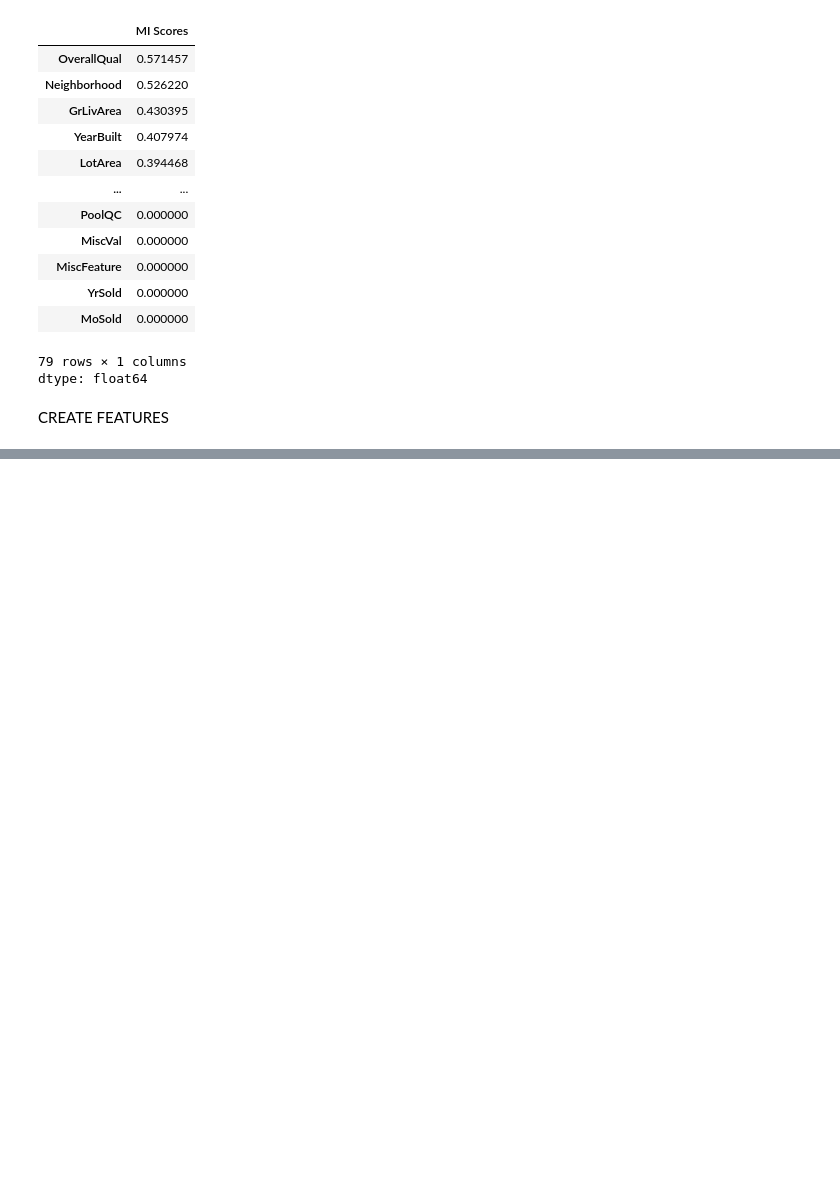
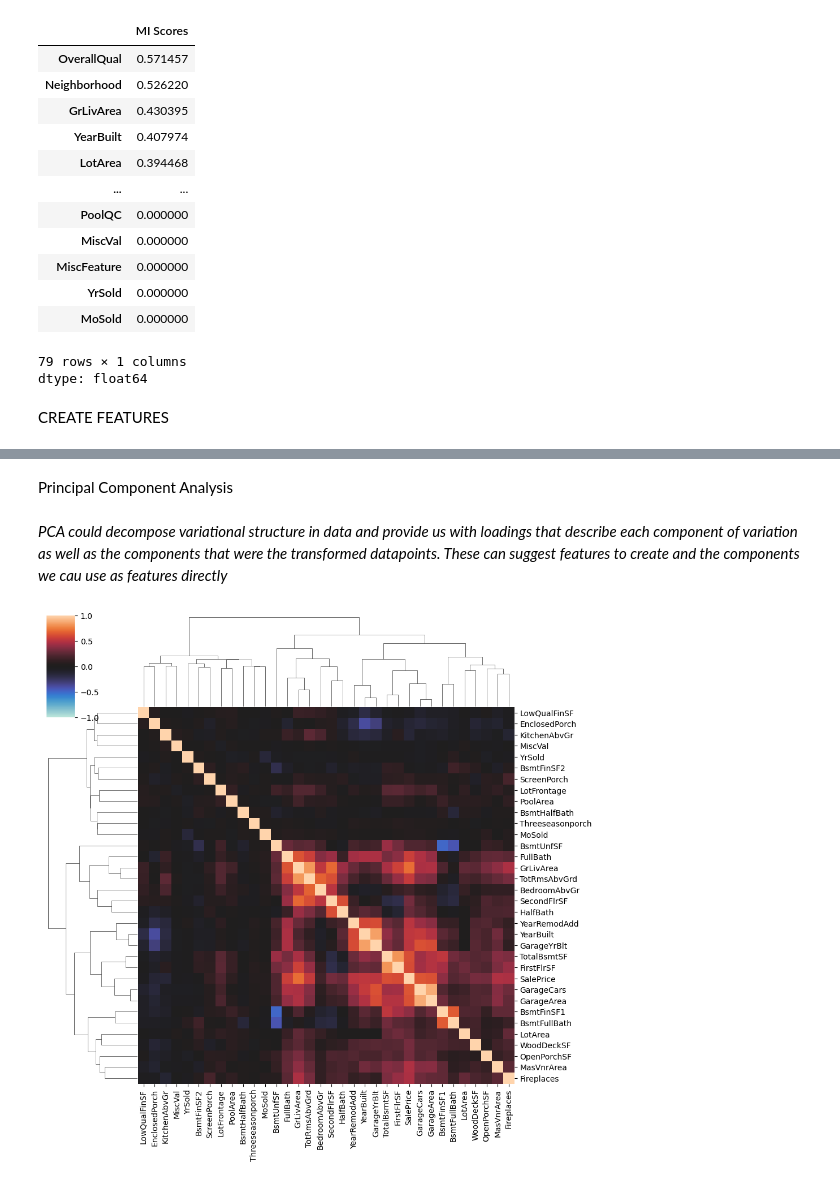
Before and after one commit to mbewustanley/Feature_Eng_House_Prices, a Jupyter notebook: Feature_Eng_House_Prices.ipynb, the cells around one changed output, grey strips where cells are left out. Saved outputs shown, nothing was run; the diff lists cells and outputs as text; code cells hidden in the pictures; blank space fills up the shorter version.

Commit message:
Unsupervised algorithms for feature creation and correlation plot

```diff
--- a/Feature_Eng_House_Prices.ipynb
+++ b/Feature_Eng_House_Prices.ipynb
@@ -342,0 +374,4 @@ Maybe the difference of GrLivArea and the median is important?"""
+# %% [markdown]
+Principal Component Analysis
+# %% [markdown]
+*PCA could decompose variational structure in data and provide us with loadings that describe each component of variation as well as the components that were the transformed datapoints. These can suggest features to create and the components we cau use as features directly*
@@ -342,0 +444,20 @@ Maybe the difference of GrLivArea and the median is important?"""
+# %%
+#might want to look at a correlation matrix for further analysis
+
+def corrplot(df, method="pearson", annot=True, **kwargs):
+    sns.clustermap(
+        df.corr(method, numeric_only=True),
+        vmin=-1.0,
+        vmax=1.0,
+        cmap="icefire",
+        method="complete",
+        annot=annot,
+        **kwargs,
+    )
+
+#for example
+corrplot(df_train, annot=None)
+
+#groups of highly correlated features often yield interesting loadings
+# %% [output]
+[figure, added]
```
Also changed, not shown: parts of 8 cells of this notebook.
